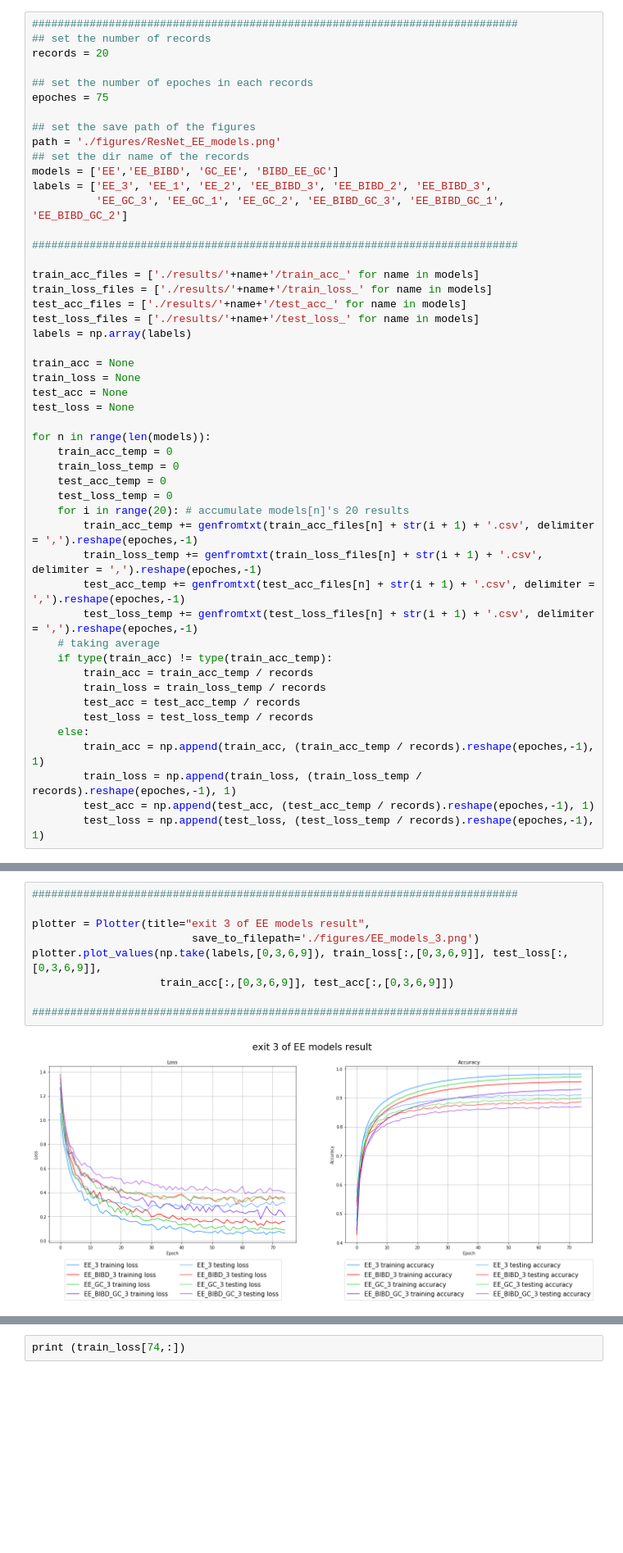
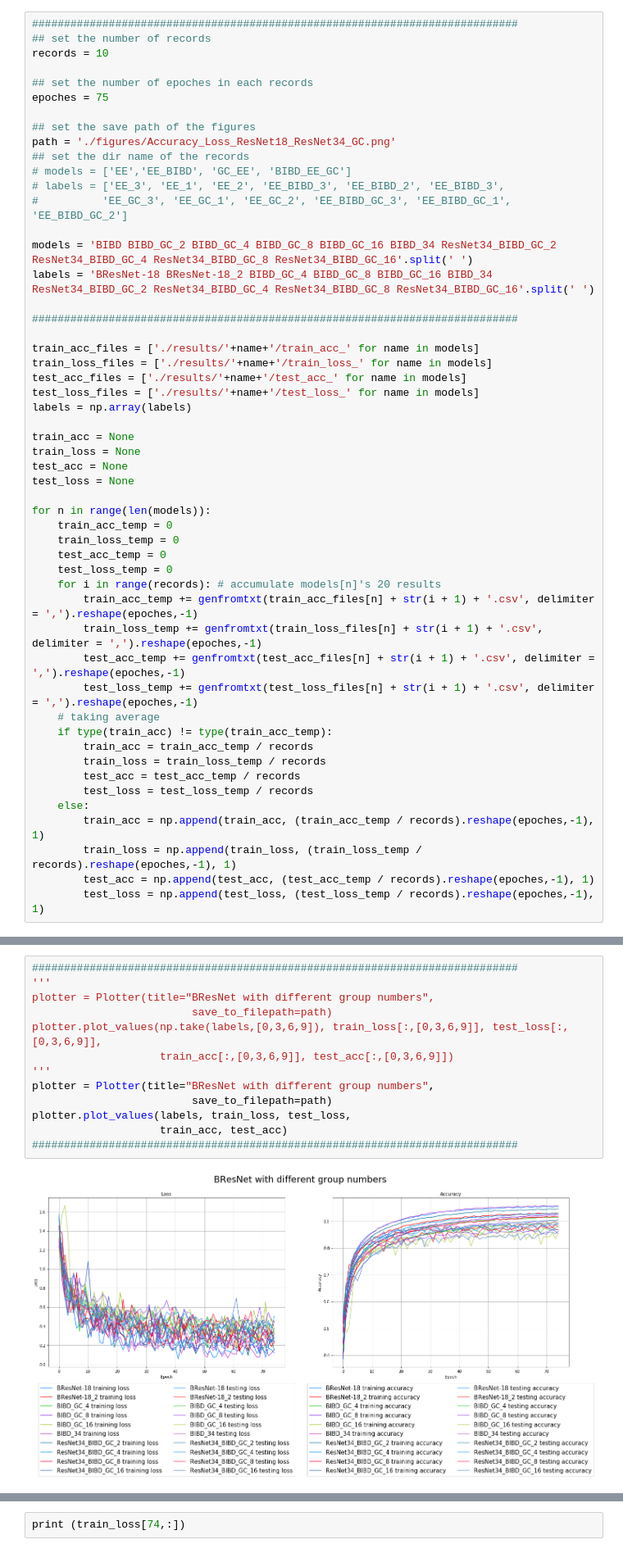
Before and after one commit to iid2019/iddl, a Jupyter notebook: resnet/plot_results.ipynb, the cells around one changed output, grey strips where cells are left out. Shown: that part at 82% size. Cells and saved outputs as stored; diff of their text form; blank space fills up the shorter version.

```diff
--- a/resnet/plot_results.ipynb
+++ b/resnet/plot_results.ipynb
@@ -17,17 +26,20 @@ The names in the `models` should be consistent with the result folder name.
 # %%
 ############################################################################
 ## set the number of records
-records = 20
+records = 10
 
 ## set the number of epoches in each records
 epoches = 75
 
 ## set the save path of the figures
-path = './figures/ResNet_EE_models.png'
+path = './figures/Accuracy_Loss_ResNet18_ResNet34_GC.png'
 ## set the dir name of the records
-models = ['EE','EE_BIBD', 'GC_EE', 'BIBD_EE_GC']
-labels = ['EE_3', 'EE_1', 'EE_2', 'EE_BIBD_3', 'EE_BIBD_2', 'EE_BIBD_3',
-          'EE_GC_3', 'EE_GC_1', 'EE_GC_2', 'EE_BIBD_GC_3', 'EE_BIBD_GC_1', 'EE_BIBD_GC_2']
+# models = ['EE','EE_BIBD', 'GC_EE', 'BIBD_EE_GC']
+# labels = ['EE_3', 'EE_1', 'EE_2', 'EE_BIBD_3', 'EE_BIBD_2', 'EE_BIBD_3',
+#          'EE_GC_3', 'EE_GC_1', 'EE_GC_2', 'EE_BIBD_GC_3', 'EE_BIBD_GC_1', 'EE_BIBD_GC_2']
+
+models = 'BIBD BIBD_GC_2 BIBD_GC_4 BIBD_GC_8 BIBD_GC_16 BIBD_34 ResNet34_BIBD_GC_2 ResNet34_BIBD_GC_4 ResNet34_BIBD_GC_8 ResNet34_BIBD_GC_16'.split(' ')
+labels = 'BResNet-18 BResNet-18_2 BIBD_GC_4 BIBD_GC_8 BIBD_GC_16 BIBD_34 ResNet34_BIBD_GC_2 ResNet34_BIBD_GC_4 ResNet34_BIBD_GC_8 ResNet34_BIBD_GC_16'.split(' ')
 
 ############################################################################
 
@@ -47,7 +59,7 @@ for n in range(len(models)):
     train_loss_temp = 0
     test_acc_temp = 0
     test_loss_temp = 0
-    for i in range(20): # accumulate models[n]'s 20 results
+    for i in range(records): # accumulate models[n]'s 20 results
         train_acc_temp += genfromtxt(train_acc_files[n] + str(i + 1) + '.csv', delimiter = ',').reshape(epoches,-1)
         train_loss_temp += genfromtxt(train_loss_files[n] + str(i + 1) + '.csv', delimiter = ',').reshape(epoches,-1)
         test_acc_temp += genfromtxt(test_acc_files[n] + str(i + 1) + '.csv', delimiter = ',').reshape(epoches,-1)
@@ -66,13 +107,17 @@ for n in range(len(models)):
 # %%
 ############################################################################
-
-plotter = Plotter(title="exit 3 of EE models result",
-                         save_to_filepath='./figures/EE_models_3.png')
+'''
+plotter = Plotter(title="BResNet with different group numbers",
+                         save_to_filepath=path)
 plotter.plot_values(np.take(labels,[0,3,6,9]), train_loss[:,[0,3,6,9]], test_loss[:,[0,3,6,9]],
                     train_acc[:,[0,3,6,9]], test_acc[:,[0,3,6,9]])
-
+'''
+plotter = Plotter(title="BResNet with different group numbers",
+                         save_to_filepath=path)
+plotter.plot_values(labels, train_loss, test_loss,
+                    train_acc, test_acc)
 ############################################################################
 # %% [output]
-[figure, old version]
+[figure, new version]
 # %%
 ############################################################################
```
Also changed, not shown: parts of 34 cells of this notebook, 16 other files.
